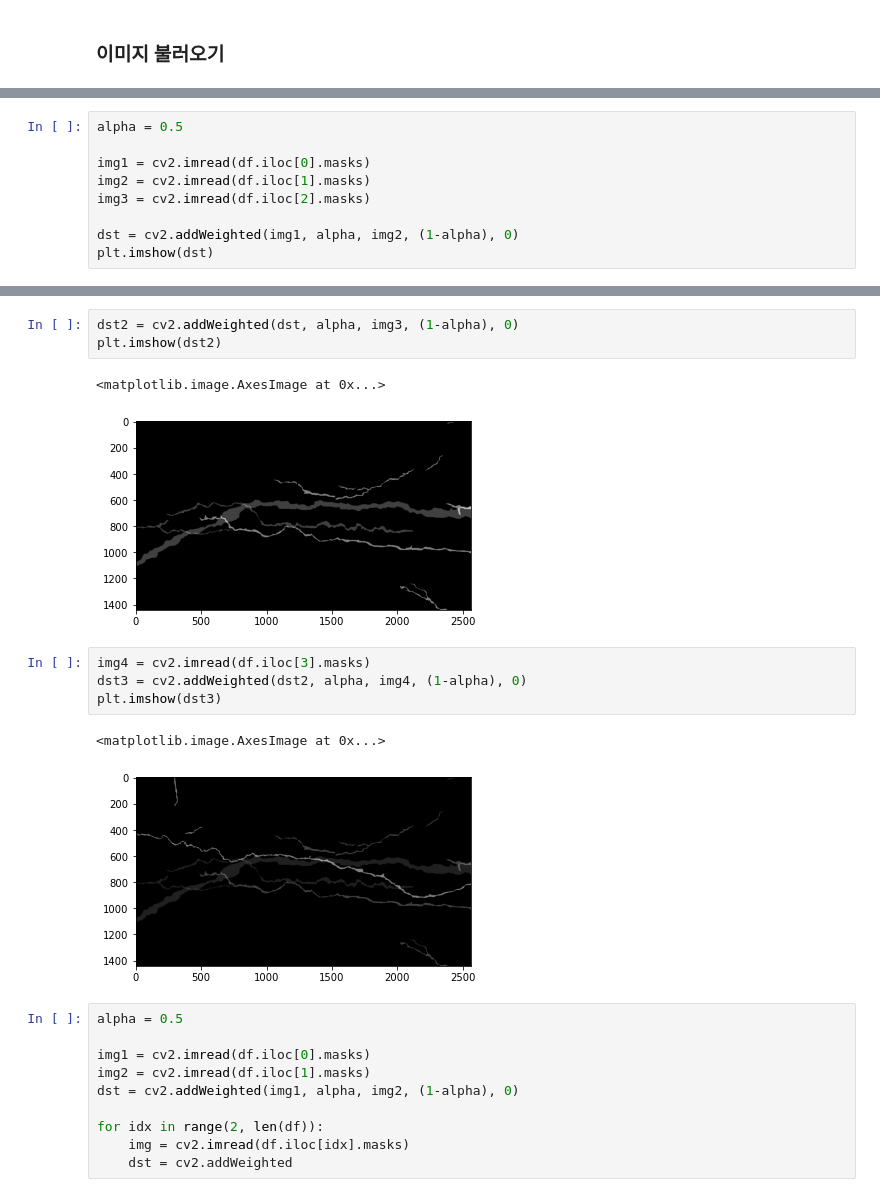
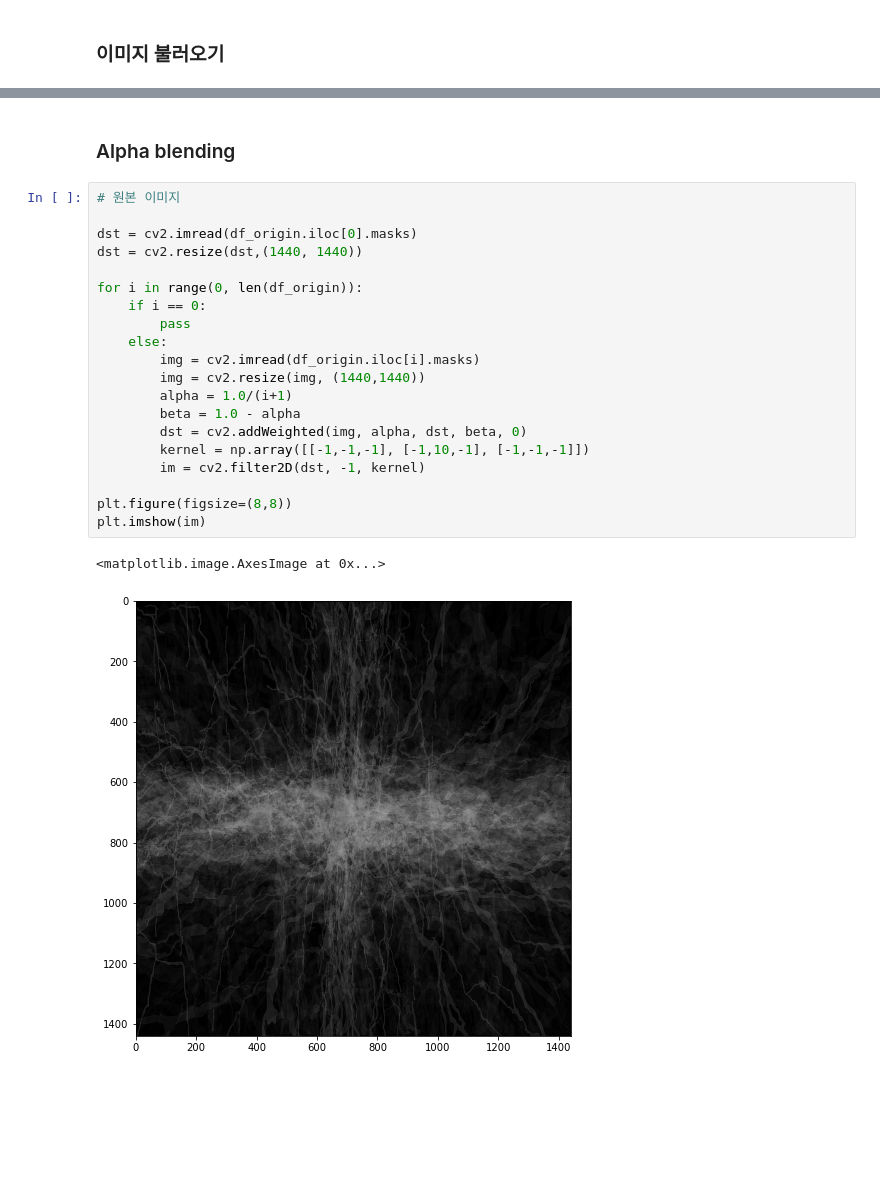
Before and after one commit to LEEHM97/Crack_Detection, a Jupyter notebook: EDA.ipynb, the cells around one changed output, grey strips where cells are left out. Saved outputs shown, nothing was run; the diff lists cells and outputs as text; blank space fills up the shorter version.

Commit message:
add alpha blending

```diff
--- a/EDA.ipynb
+++ b/EDA.ipynb
@@ -76,9 +60,0 @@ array([[[0, 0, 0],
-# %%
-alpha = 0.5
-
-img1 = cv2.imread(df.iloc[0].masks)
-img2 = cv2.imread(df.iloc[1].masks)
-img3 = cv2.imread(df.iloc[2].masks)
-
-dst = cv2.addWeighted(img1, alpha, img2, (1-alpha), 0)
-plt.imshow(dst)
@@ -88,23 +61,25 @@ plt.imshow(dst)
-# %%
-dst2 = cv2.addWeighted(dst, alpha, img3, (1-alpha), 0)
-plt.imshow(dst2)
-# %% [output]
-<matplotlib.image.AxesImage at 0x...>
-[figure, removed]
-# %%
-img4 = cv2.imread(df.iloc[3].masks)
-dst3 = cv2.addWeighted(dst2, alpha, img4, (1-alpha), 0)
-plt.imshow(dst3)
-# %% [output]
-<matplotlib.image.AxesImage at 0x...>
-[figure, removed]
-# %%
-alpha = 0.5
-
-img1 = cv2.imread(df.iloc[0].masks)
-img2 = cv2.imread(df.iloc[1].masks)
-dst = cv2.addWeighted(img1, alpha, img2, (1-alpha), 0)
-
-for idx in range(2, len(df)):
-    img = cv2.imread(df.iloc[idx].masks)
-    dst = cv2.addWeighted
+# %% [markdown]
+### Alpha blending
+# %%
+# 원본 이미지
+
+dst = cv2.imread(df_origin.iloc[0].masks)
+dst = cv2.resize(dst,(1440, 1440))
+
+for i in range(0, len(df_origin)):
+    if i == 0:
+        pass
+    else:
+        img = cv2.imread(df_origin.iloc[i].masks)
+        img = cv2.resize(img, (1440,1440))
+        alpha = 1.0/(i+1)
+        beta = 1.0 - alpha
+        dst = cv2.addWeighted(img, alpha, dst, beta, 0)
+        kernel = np.array([[-1,-1,-1], [-1,10,-1], [-1,-1,-1]])
+        im = cv2.filter2D(dst, -1, kernel)
+
+plt.figure(figsize=(8,8))
+plt.imshow(im)
+# %% [output]
+<matplotlib.image.AxesImage at 0x...>
+[figure, added]
```
Also changed, not shown: parts of 26 cells of this notebook.
